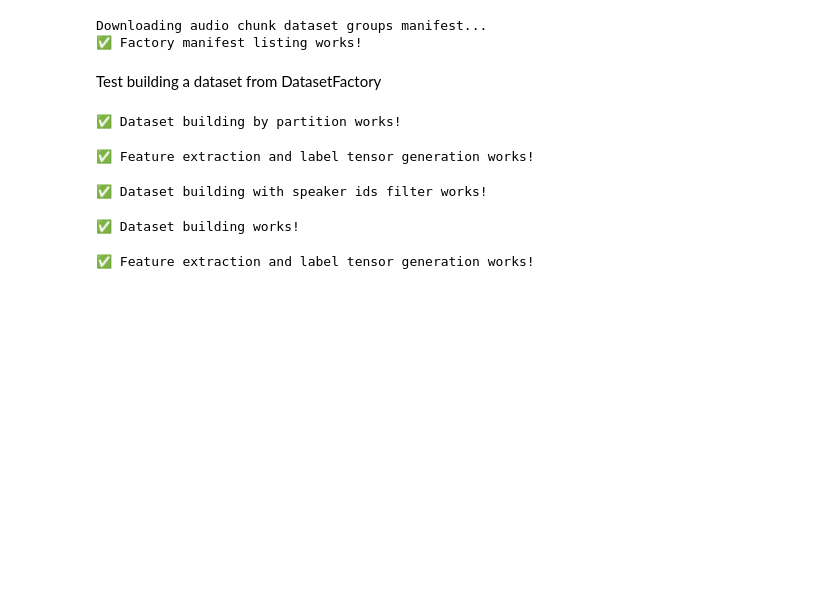
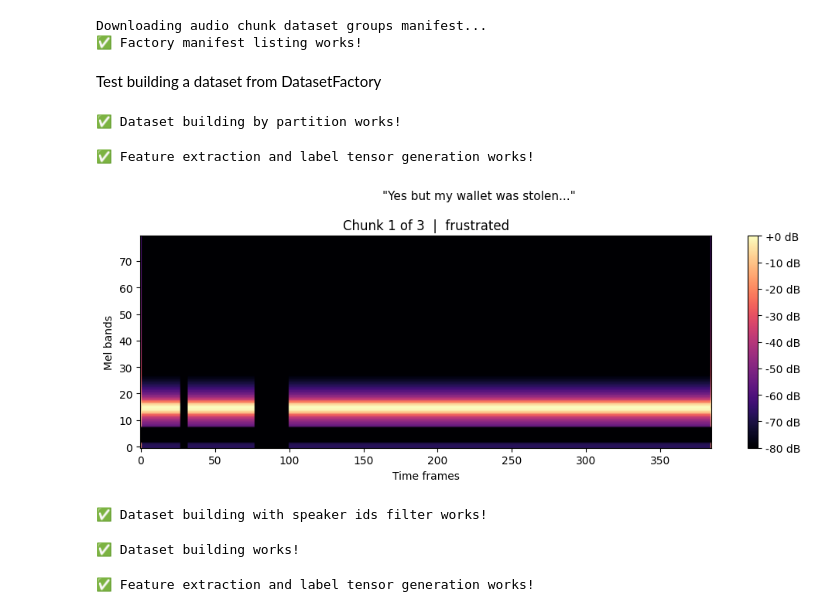
Before and after one commit to gofordiego/nbdev-upc-aidl-iemocap-datasets, a Jupyter notebook: nbs/00_core.ipynb, the cells around one changed output. Saved outputs shown, nothing was run; the diff lists cells and outputs as text; code cells hidden in the pictures; blank space fills up the shorter version.

Commit message:
add spec augment.

```diff
--- a/nbs/00_core.ipynb
+++ b/nbs/00_core.ipynb
@@ -546,6 +581,7 @@ class DatasetsFactory:
         *,
         pad_mode: Literal["zero", "windowed_repeat"] = "zero",
         partition_type: Literal["train", "validation", "test"] | None = None,
+        enable_spec_augment: bool = False,
         speaker_ids_filter: list[str] | None = None,
         should_refresh_local_cache: bool = True,
         emotion_columns_override: list[str] | None = None,
@@ -560,6 +596,9 @@ class DatasetsFactory:
         # Emotion columns overrides and emotion merger function validation.
         if (emotion_columns_override is None) != (emotions_merger is None):
             raise ValueError("Both 'emotion_columns_override' and 'emotions_merger' must be provided together.")
+
+        if enable_spec_augment and partition_type is not None and partition_type != "train":
+            raise ValueError("SpecAugment should only be applied to the 'train' split.")
 
         if should_refresh_local_cache:
             self._refresh_json_manifest_and_dataset_audio_chunks()
@@ -614,6 +653,7 @@ class DatasetsFactory:
             win_length=win_length,
             n_mels=n_mels,
             pad_mode=pad_mode,
+            enable_spec_augment=enable_spec_augment,
             emotion_columns_override=emotion_columns_override,
         )
 # %% [markdown]
@@ -769,3 +809,18 @@ for i, emotion in enumerate(ds.LABELS_EMOTIONS):
 print("✅ Feature extraction and label tensor generation works!")
 # %% [output]
 ✅ Feature extraction and label tensor generation works!
+# %%
+# Plot SpecAugment Spectrogram
+ds = factory.build_dataset(
+    enable_spec_augment=True,
+    id=1,
+    n_fft=1024,
+    hop_length=200,
+    win_length=400,
+    n_mels=80,
+    should_refresh_local_cache=False
+)
+
+ds.plot_melspectrogram(0)
+# %% [output]
+[figure, added]
```
Also changed, not shown: parts of 4 cells of this notebook, 2 other files.
